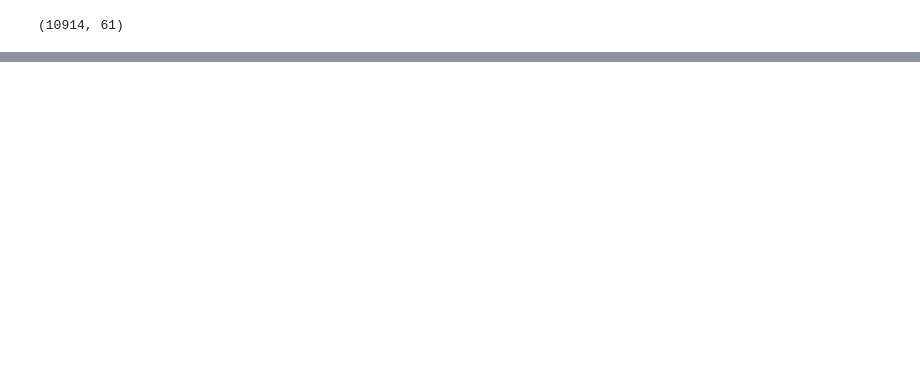
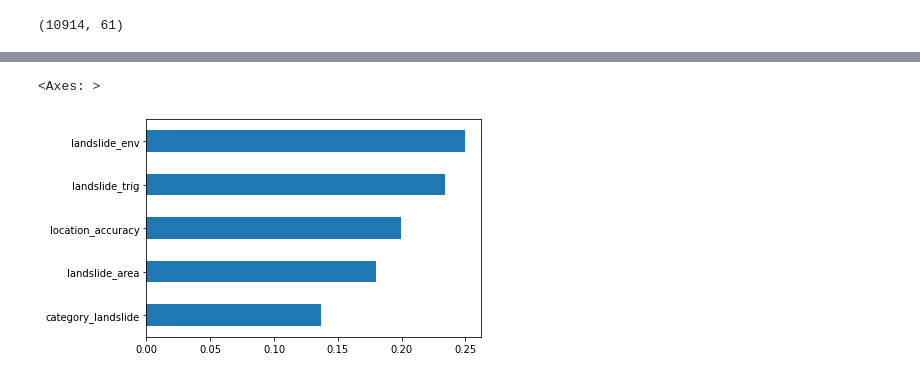
Before and after one commit to shupersap/Global_Landslide, a Jupyter notebook: 2_exploration/EDA.ipynb, the cells around one changed output, grey strips where cells are left out. Drawn from its saved outputs; the diff is of its cells as text; code cells hidden in the pictures; blank space fills up the shorter version.

```diff
--- a/2_exploration/EDA.ipynb
+++ b/2_exploration/EDA.ipynb
@@ -179,4 +189,7 @@ o_h_e.shape
 # %% [output]
 (10914, 61)
 # %%
-#convert categorical values into numeric values based on target
+#convert categorical values into numeric values based on target encoding
+te = TargetEncoder(smooth="auto",target_type='binary')
+X_trans = te.fit_transform(x, y)
+features_encoded = pd.DataFrame(X_trans, columns = features.columns)
@@ -182,0 +212,9 @@ o_h_e.shape
+# %%
+#run,fit, and dispaly model based on target encoding
+model_te = RandomForestClassifier(n_estimators=100, random_state=42)
+model_te.fit(features_encoded, y)
+feature_importances_te = pd.Series(model_te.feature_importances_,index=x.columns).sort_values()
+feature_importances_te.plot(kind="barh")
+# %% [output]
+<Axes: >
+[figure, added]
```
Also changed, not shown: parts of 21 cells of this notebook, 2 other files.
